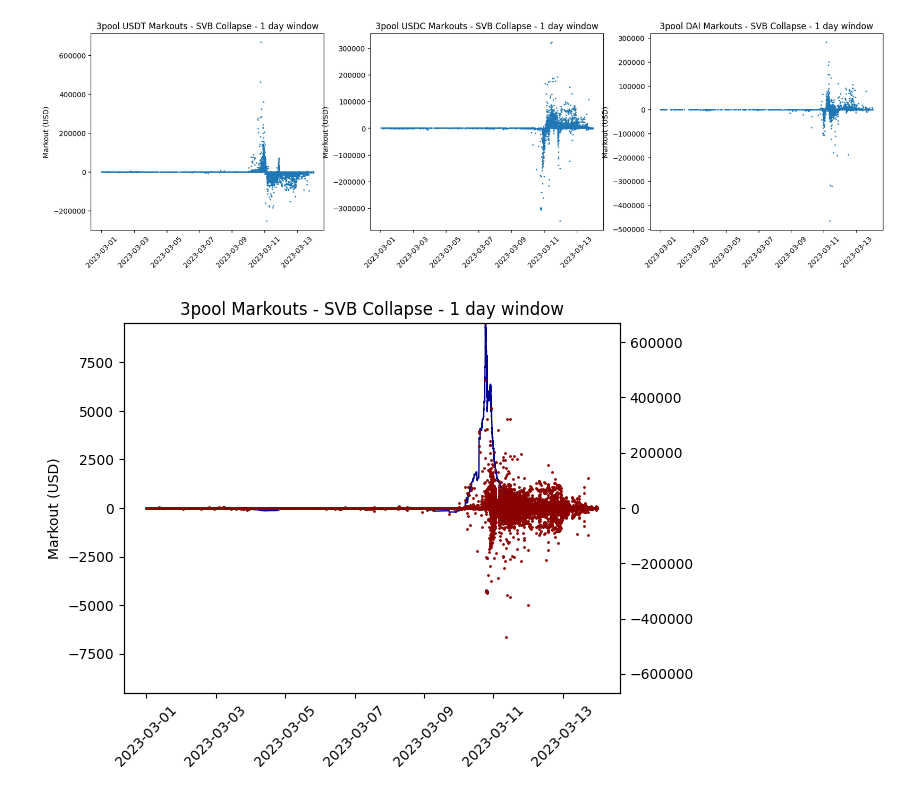
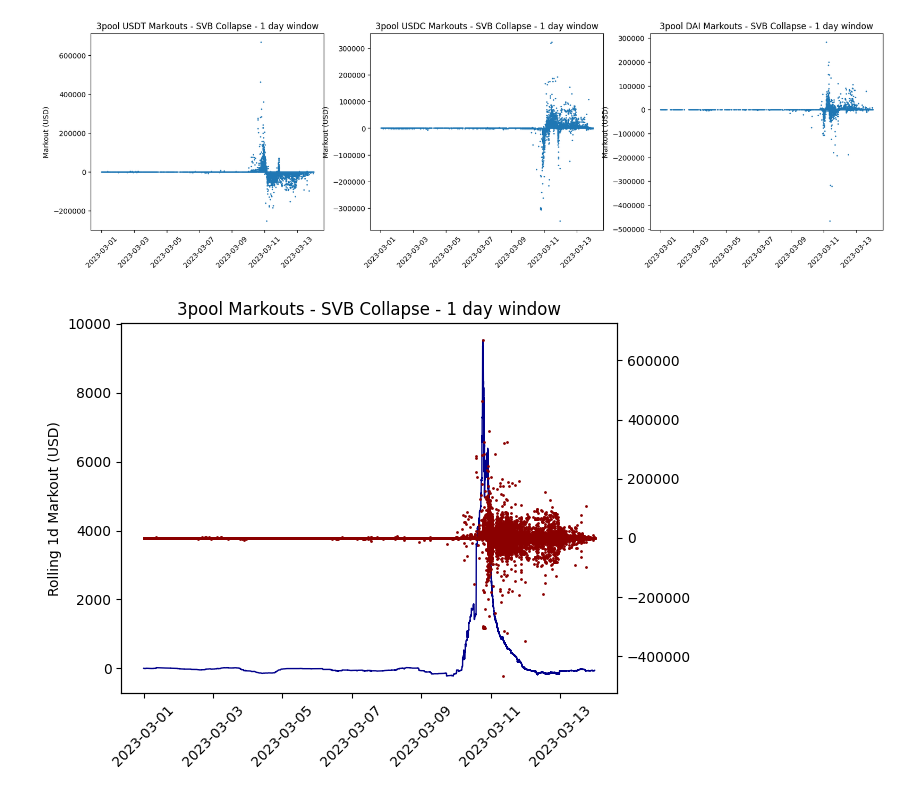
Before and after one commit to xenophonlabs/curve-lp-metrics, a Jupyter notebook: markouts.ipynb, the cells around one changed output. Drawn from its saved outputs; the diff is of its cells as text; code cells hidden in the pictures.

Commit message:
clean plot

```diff
--- a/markouts.ipynb
+++ b/markouts.ipynb
@@ -118,20 +118,22 @@ plt.show()
 # %% [output]
 [figure]
 # %%
-rolling_markouts = df['markout'].rolling('1d').mean()
+rolling_window = '1d'
+rolling_markouts = df['markout'].rolling(rolling_window).mean()
 
 f, ax = plt.subplots()
 ax2 = ax.twinx()
 ax.plot(rolling_markouts.index, rolling_markouts, c='darkblue', linewidth=1)
 ax2.scatter(df.index, df['markout'], s=1, c='darkred')
 ax.set_title(f'3pool Markouts - SVB Collapse - {window.days} day window')
 ax.tick_params(axis="x", rotation=45)
-ax.set_ylabel('Markout (USD)')
-axlim = max(abs(rolling_markouts))
-ax.set_ylim(-axlim, axlim)
-axlim2 = max(abs(df['markout']))
-ax2.set_ylim(-axlim2, axlim2)
+ax.set_ylabel(f'Rolling {rolling_window} Markout (USD)')
+ax2.set_label('Markout (USD)')
+# axlim = max(abs(rolling_markouts))
+# ax.set_ylim(-axlim, axlim)
+# axlim2 = max(abs(df['markout']))
+# ax2.set_ylim(-axlim2, axlim2)
 plt.show()
 # %% [output]
-[figure, old version]
+[figure, new version]
 # %%
```
Also changed, not shown: parts of 1 cell of this notebook.
